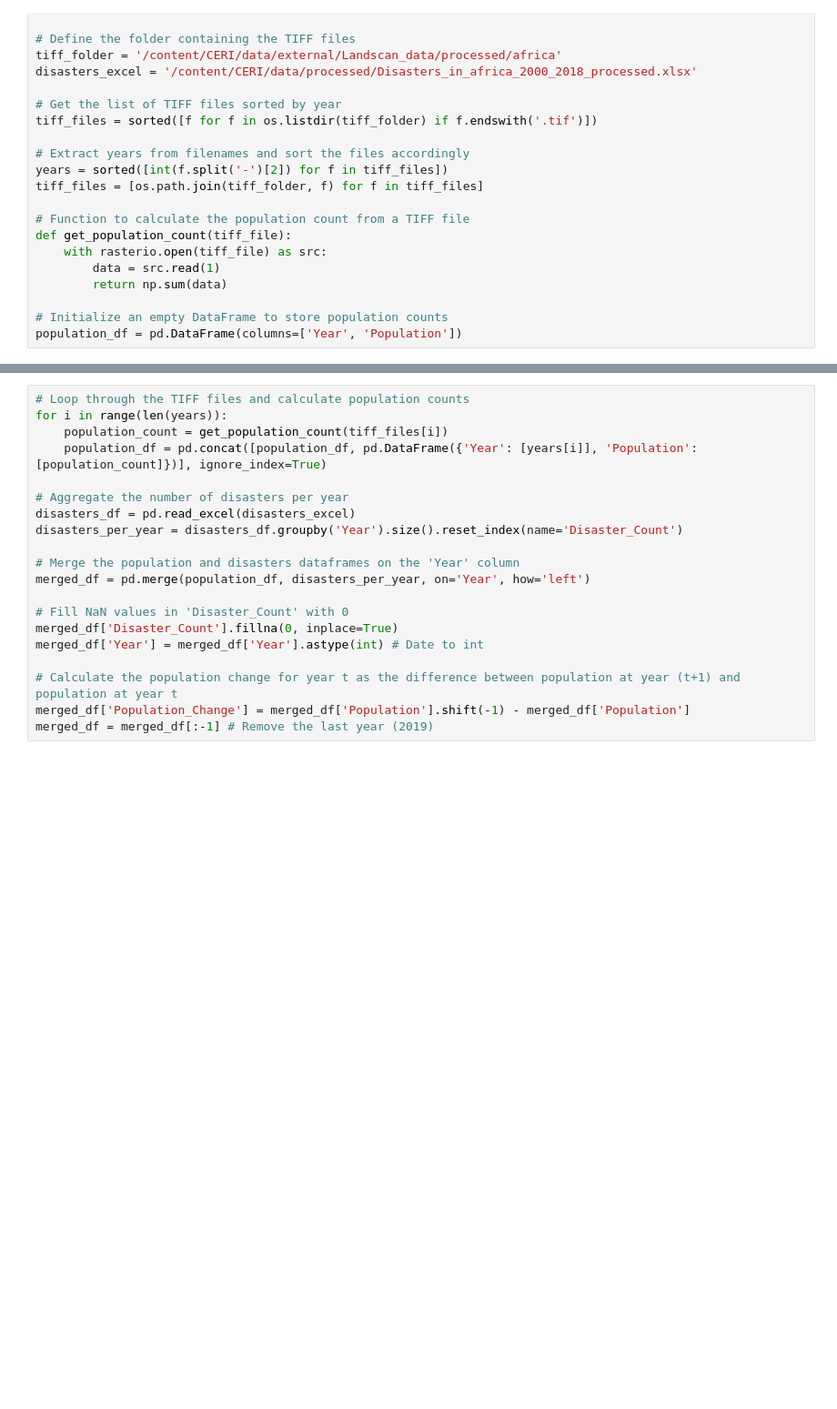
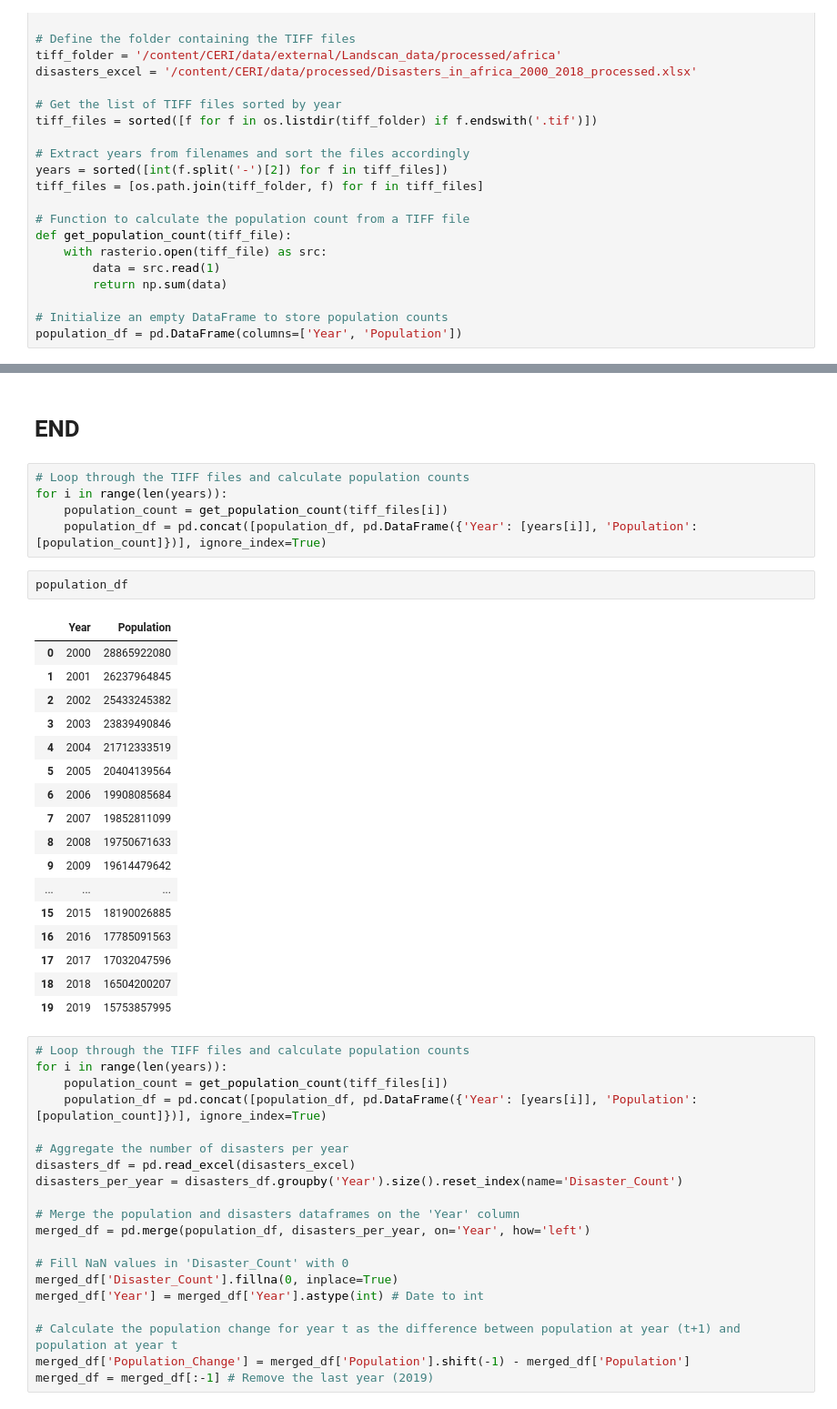
Before and after one commit to 0xpix/CERI-Project, a Jupyter notebook: notebooks/Geemap_Testing.ipynb, the cells around one changed output, grey strips where cells are left out. Shown at 91% size. Cells and saved outputs as stored; diff of their text form; blank space fills up the shorter version.

Commit message:
Fixed population count

```diff
--- a/notebooks/Geemap_Testing.ipynb
+++ b/notebooks/Geemap_Testing.ipynb
@@ -3174,3 +3354,30 @@ population_df = pd.DataFrame(columns=['Year', 'Population'])
+# %% [markdown]
+# END
+# %%
+# Loop through the TIFF files and calculate population counts
+for i in range(len(years)):
+    population_count = get_population_count(tiff_files[i])
+    population_df = pd.concat([population_df, pd.DataFrame({'Year': [years[i]], 'Population': [population_count]})], ignore_index=True)
+# %%
+population_df
+# %% [output]
+|  | Year | Population |
+| 0 | 2000 | 28865922080 |
+| 1 | 2001 | 26237964845 |
+| 2 | 2002 | 25433245382 |
+| 3 | 2003 | 23839490846 |
+| 4 | 2004 | 21712333519 |
+| 5 | 2005 | 20404139564 |
+| 6 | 2006 | 19908085684 |
+| 7 | 2007 | 19852811099 |
+| 8 | 2008 | 19750671633 |
+| 9 | 2009 | 19614479642 |
+| ... | ... | ... |
+| 15 | 2015 | 18190026885 |
+| 16 | 2016 | 17785091563 |
+| 17 | 2017 | 17032047596 |
+| 18 | 2018 | 16504200207 |
+| 19 | 2019 | 15753857995 |
 # %%
 # Loop through the TIFF files and calculate population counts
 for i in range(len(years)):
```
Also changed, not shown: parts of 7 cells of this notebook.
